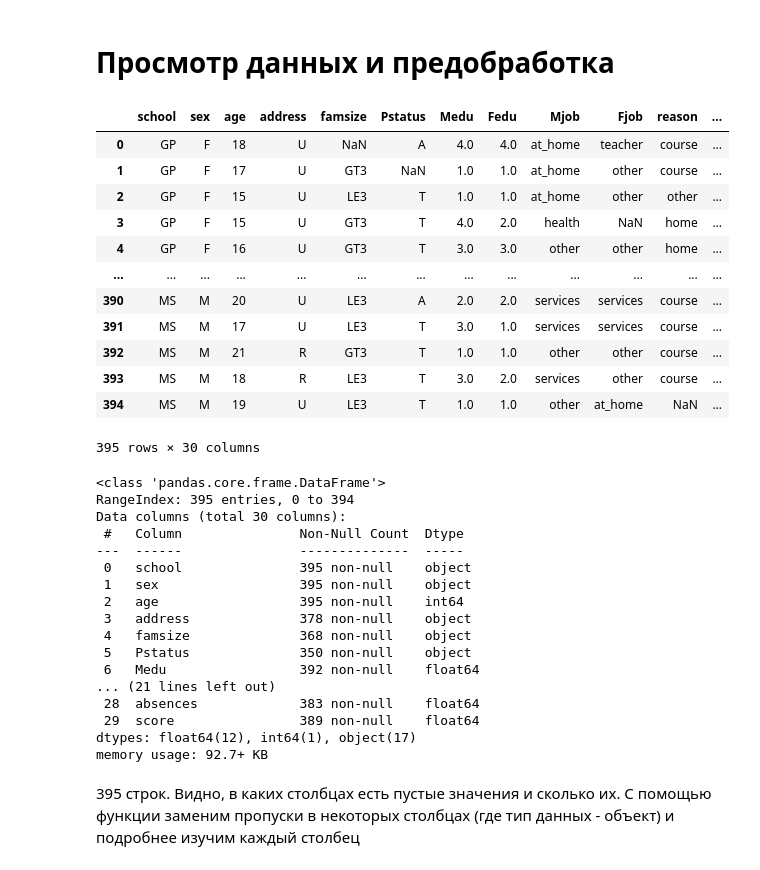
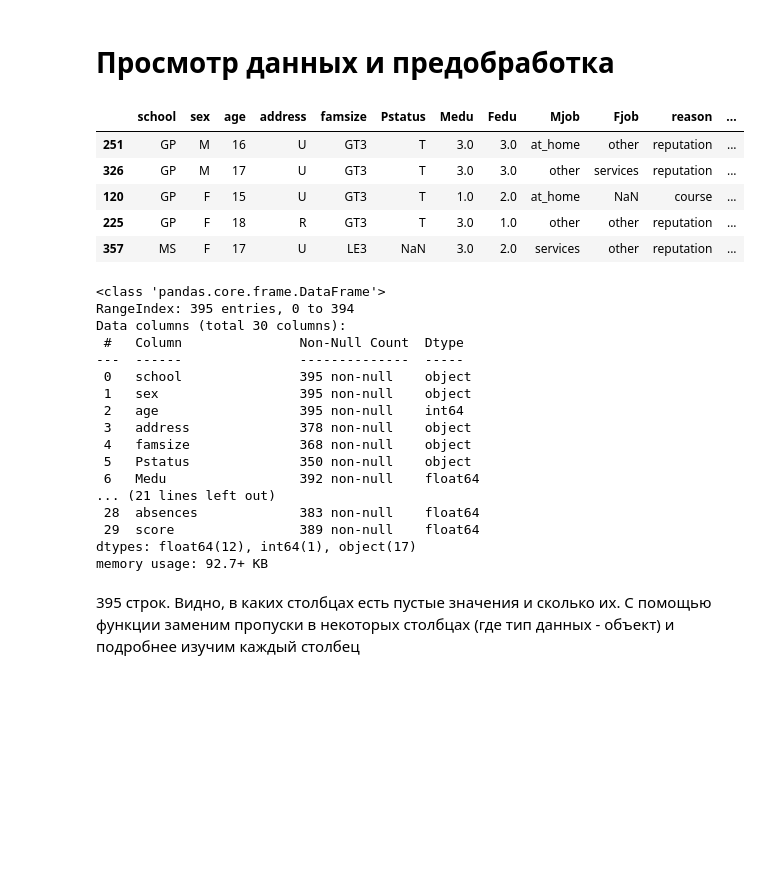
Before and after one commit to IvanAleshin/Skillfactory_projects, a Jupyter notebook: module_2/Data_for_model.ipynb, the cells around one changed output. Drawn from its saved outputs; the diff is of its cells as text; code cells hidden in the pictures; blank space fills up the shorter version.

```diff
--- a/module_2/Data_for_model.ipynb
+++ b/module_2/Data_for_model.ipynb
@@ -13,39 +13,32 @@ pd.set_option('display.max_columns', 50)
 # Просмотр данных и предобработка
 # %%
 data = pd.read_csv('stud_math.xls')
-display(data)
+display(data.sample(5))
 data.info()
 # %% [output]
 |  | school | sex | age | address | famsize | Pstatus | Medu | Fedu | Mjob | Fjob | reason | ... |
-| 0 | GP | F | 18 | U | NaN | A | 4.0 | 4.0 | at_home | teacher | course | ... |
-| 1 | GP | F | 17 | U | GT3 | NaN | 1.0 | 1.0 | at_home | other | course | ... |
-| 2 | GP | F | 15 | U | LE3 | T | 1.0 | 1.0 | at_home | other | other | ... |
-| 3 | GP | F | 15 | U | GT3 | T | 4.0 | 2.0 | health | NaN | home | ... |
-| 4 | GP | F | 16 | U | GT3 | T | 3.0 | 3.0 | other | other | home | ... |
-| ... | ... | ... | ... | ... | ... | ... | ... | ... | ... | ... | ... | ... |
-| 390 | MS | M | 20 | U | LE3 | A | 2.0 | 2.0 | services | services | course | ... |
-| 391 | MS | M | 17 | U | LE3 | T | 3.0 | 1.0 | services | services | course | ... |
-| 392 | MS | M | 21 | R | GT3 | T | 1.0 | 1.0 | other | other | course | ... |
-| 393 | MS | M | 18 | R | LE3 | T | 3.0 | 2.0 | services | other | course | ... |
-| 394 | MS | M | 19 | U | LE3 | T | 1.0 | 1.0 | other | at_home | NaN | ... |
+| 251 | GP | M | 16 | U | GT3 | T | 3.0 | 3.0 | at_home | other | reputation | ... |
+| 326 | GP | M | 17 | U | GT3 | T | 3.0 | 3.0 | other | services | reputation | ... |
+| 120 | GP | F | 15 | U | GT3 | T | 1.0 | 2.0 | at_home | NaN | course | ... |
+| 225 | GP | F | 18 | R | GT3 | T | 3.0 | 1.0 | other | other | reputation | ... |
+| 357 | MS | F | 17 | U | LE3 | NaN | 3.0 | 2.0 | services | other | reputation | ... |
-395 rows × 30 columns
+<class 'pandas.core.frame.DataFrame'>
+RangeIndex: 395 entries, 0 to 394
+Data columns (total 30 columns):
+ #   Column               Non-Null Count  Dtype
+---  ------               --------------  -----
+ 0   school               395 non-null    object
+ 1   sex                  395 non-null    object
+ 2   age                  395 non-null    int64
+ 3   address              378 non-null    object
+ 4   famsize              368 non-null    object
+ 5   Pstatus              350 non-null    object
+ 6   Medu                 392 non-null    float64
+... (21 lines left out)
+ 28  absences             383 non-null    float64
+ 29  score                389 non-null    float64
+dtypes: float64(12), int64(1), object(17)
+memory usage: 92.7+ KB
-<class 'pandas.core.frame.DataFrame'>
-RangeIndex: 395 entries, 0 to 394
-Data columns (total 30 columns):
- #   Column               Non-Null Count  Dtype
----  ------               --------------  -----
- 0   school               395 non-null    object
- 1   sex                  395 non-null    object
- 2   age                  395 non-null    int64
- 3   address              378 non-null    object
- 4   famsize              368 non-null    object
- 5   Pstatus              350 non-null    object
- 6   Medu                 392 non-null    float64
-... (21 lines left out)
- 28  absences             383 non-null    float64
- 29  score                389 non-null    float64
-dtypes: float64(12), int64(1), object(17)
-memory usage: 92.7+ KB
 # %% [markdown]
 395 строк. Видно, в каких столбцах есть пустые значения и сколько их.
 С помощью функции заменим пропуски в некоторых столбцах (где тип данных - объект) и подробнее изучим каждый столбец
```
Also changed, not shown: parts of 6 cells of this notebook, 1 other file.
